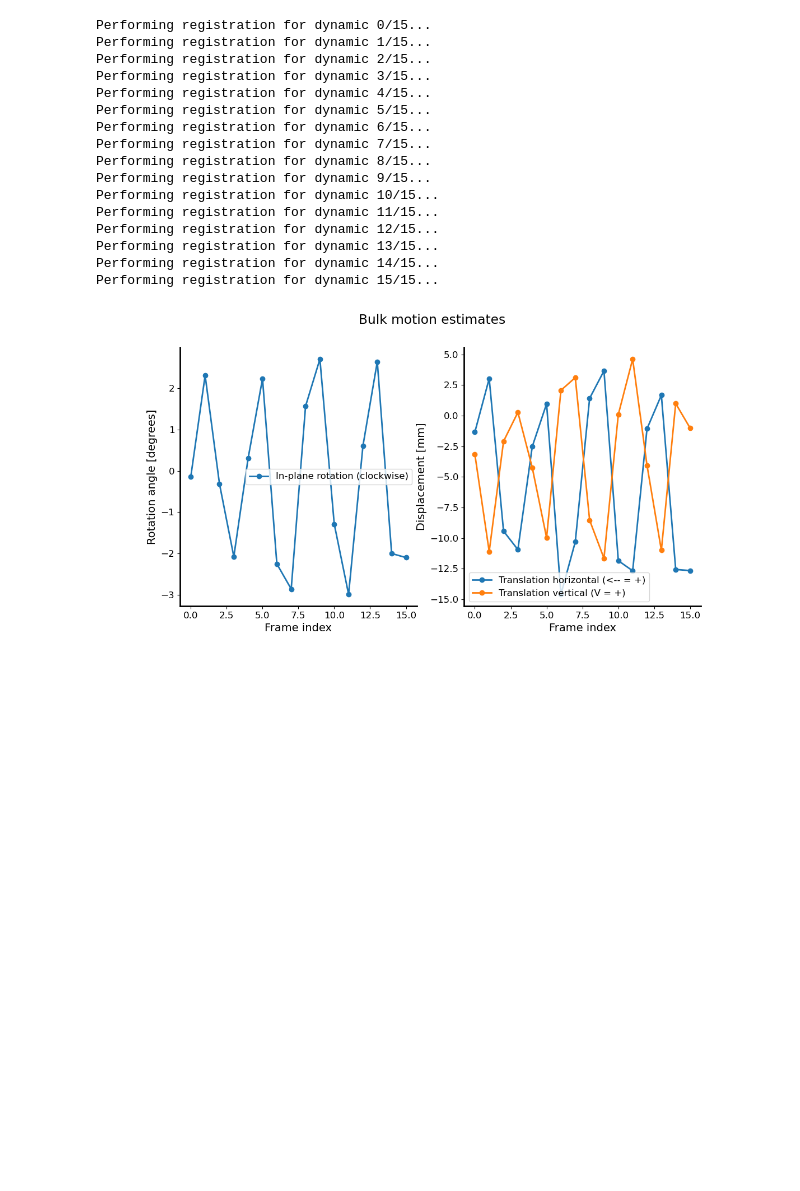
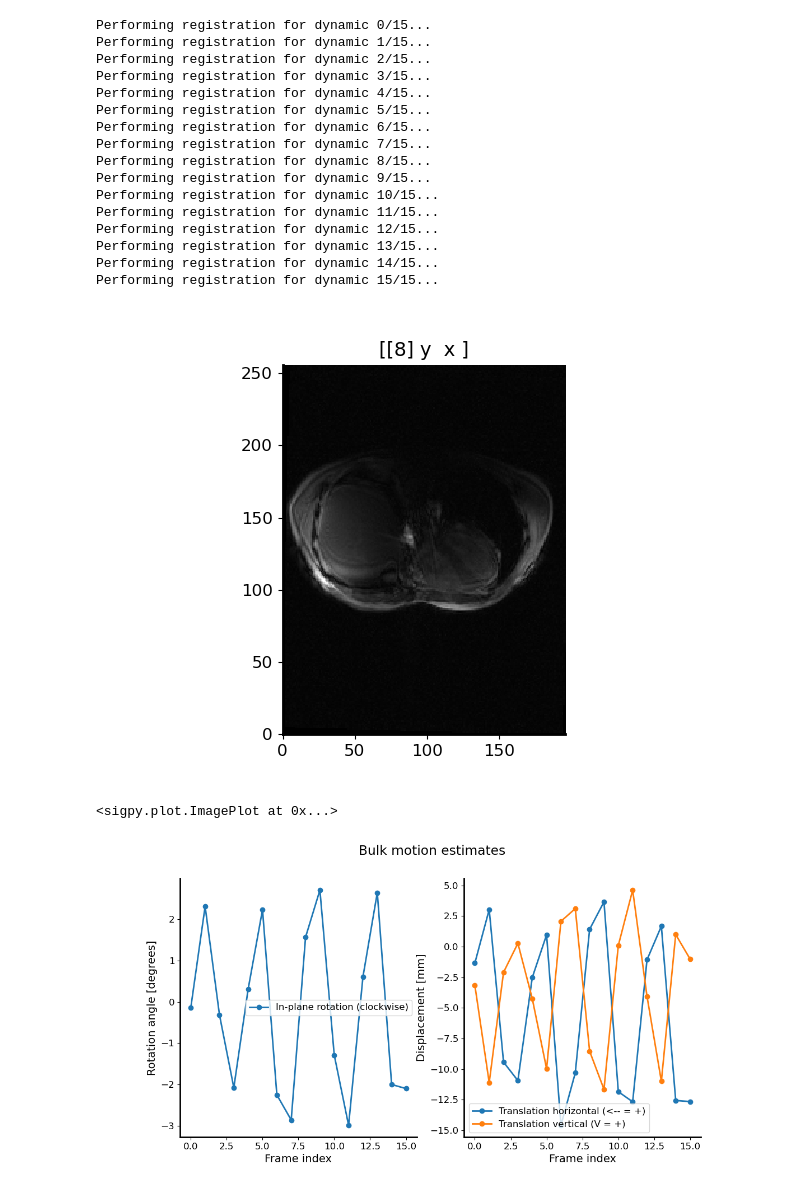
Before and after one commit to mikgroup/bpt_paper, a Jupyter notebook: estimate_bulk_motion.ipynb, the cells around one changed output. Saved outputs shown, nothing was run; the diff lists cells and outputs as text; code cells hidden in the pictures; blank space fills up the shorter version.

```diff
--- a/estimate_bulk_motion.ipynb
+++ b/estimate_bulk_motion.ipynb
@@ -133,6 +139,11 @@ Performing registration for dynamic 12/15...
 Performing registration for dynamic 13/15...
 Performing registration for dynamic 14/15...
 Performing registration for dynamic 15/15...
+# %%
+pl.ImagePlot(result_img)
+# %% [output]
+[figure, added]
+<sigpy.plot.ImagePlot at 0x...>
 # %%
 # Plot translation and rotation
 plot_reg_results(transform_params, res=1.9, figsize=(12,6))
```
Also changed, not shown: parts of 2 cells of this notebook, 2 other files.
